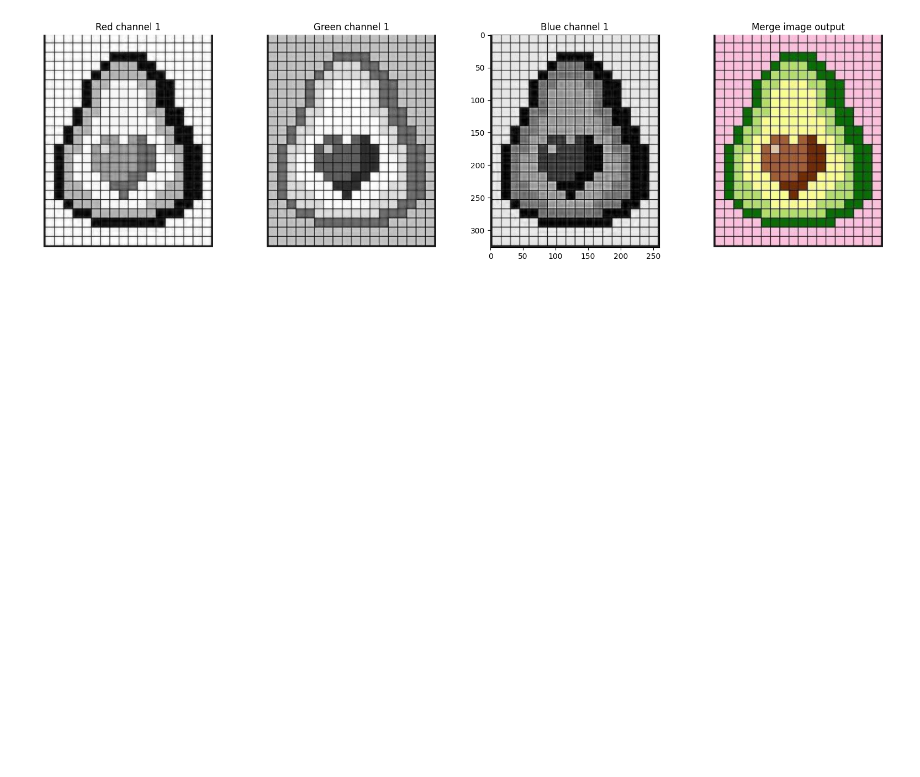
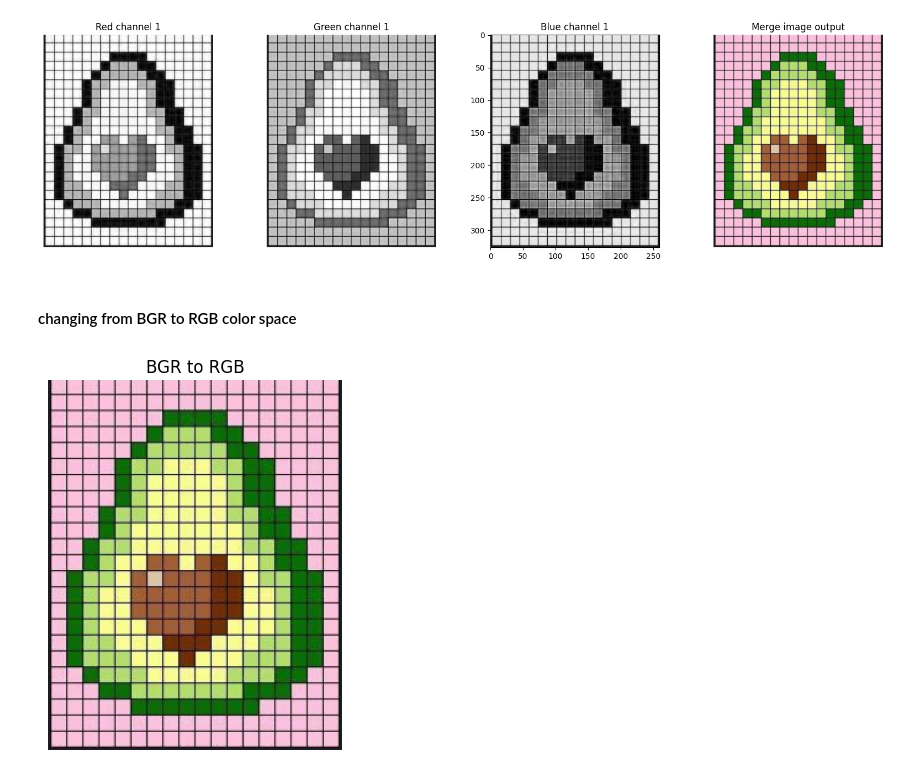
Before and after one commit to MikeTX56/Computer-Vision, a Jupyter notebook: comp_vision.ipynb, the cells around one changed output. Drawn from its saved outputs; the diff is of its cells as text; code cells hidden in the pictures; blank space fills up the shorter version.

Commit message:
basics of image processing with openCV

```diff
--- a/comp_vision.ipynb
+++ b/comp_vision.ipynb
@@ -86,3 +86,17 @@ plt.axis("off")
 # %% [output]
 (np.float64(-0.5), np.float64(259.5), np.float64(326.5), np.float64(-0.5))
 [figure]
+# %% [markdown]
+#### changing from BGR to RGB color space
+# %%
+avacado_img_bgr = cv2.imread(image_path, cv2.IMREAD_COLOR)
+
+#converting BGR to RGB
+
+avacado_img_rgb = cv2.cvtColor(avacado_img_bgr, cv2.COLOR_BGR2RGB)
+plt.imshow(avacado_img_rgb)
+plt.title("BGR to RGB")
+plt.axis("off")
+plt.show()
+# %% [output]
+[figure, added]
```
Also changed, not shown: parts of 6 cells of this notebook.
